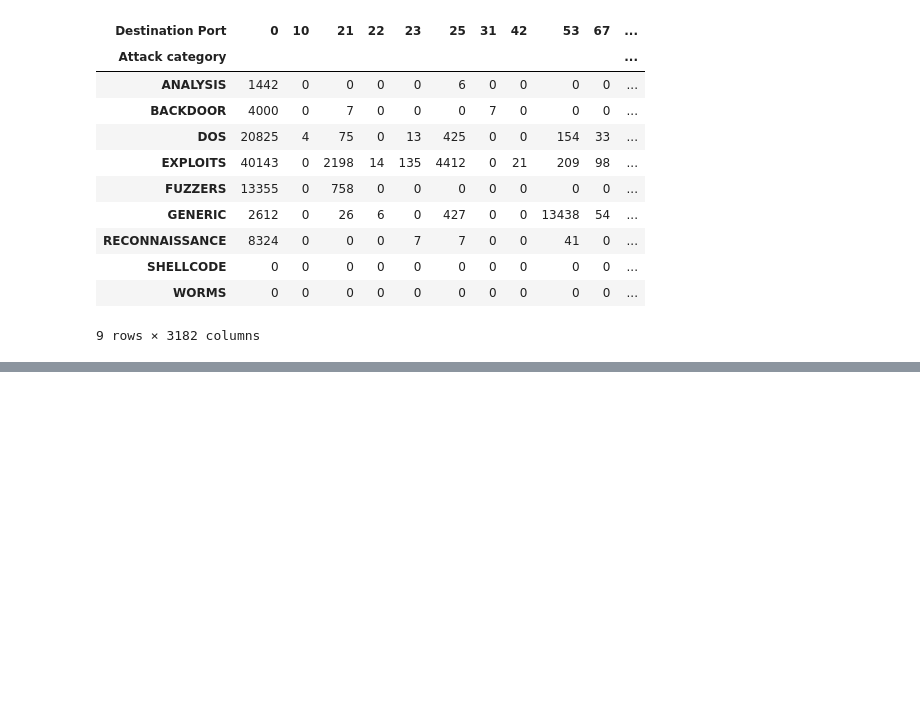
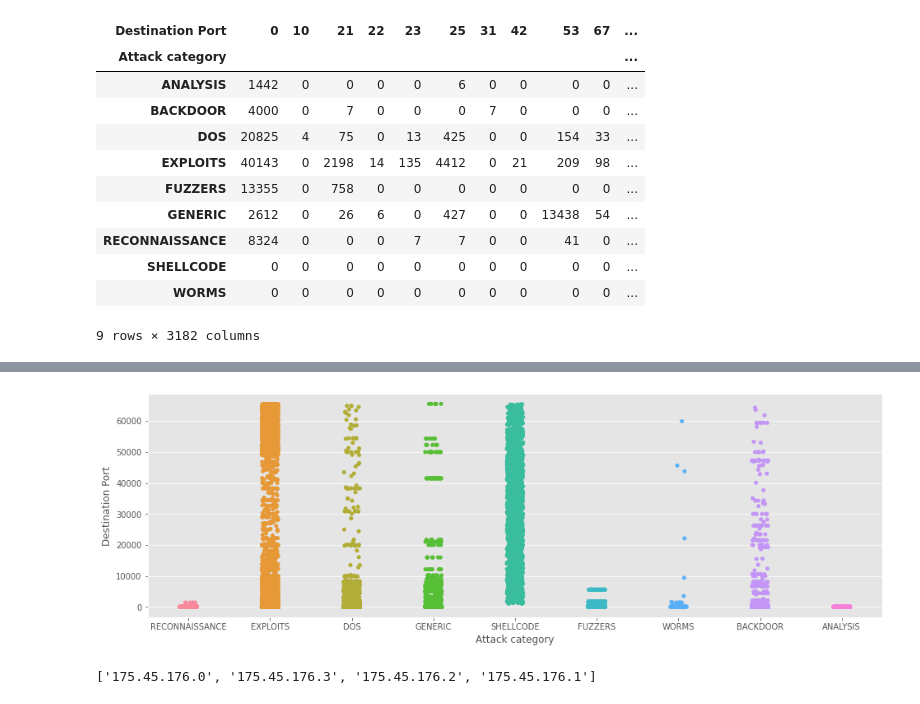
Before and after one commit to EddyGiusepe/Cyber_Security_1, a Jupyter notebook: CyberSecurity_Kaggle.ipynb, the cells around one changed output, grey strips where cells are left out. Saved outputs shown, nothing was run; the diff lists cells and outputs as text; code cells hidden in the pictures; blank space fills up the shorter version.

```diff
--- a/CyberSecurity_Kaggle.ipynb
+++ b/CyberSecurity_Kaggle.ipynb
@@ -797,0 +834,12 @@ df_crosstab
+# %%
+# Destination ports (Portas de destino)
+
+plt.figure(figsize=(16,5))
+sns.stripplot(x='Attack category',y='Destination Port',data=newdf)
+plt.show()
+# %% [output]
+[figure, added]
+# %%
+list(newdf['Source IP'].unique())
+# %% [output]
+['175.45.176.0', '175.45.176.3', '175.45.176.2', '175.45.176.1']
```
Also changed, not shown: parts of 11 cells of this notebook.
